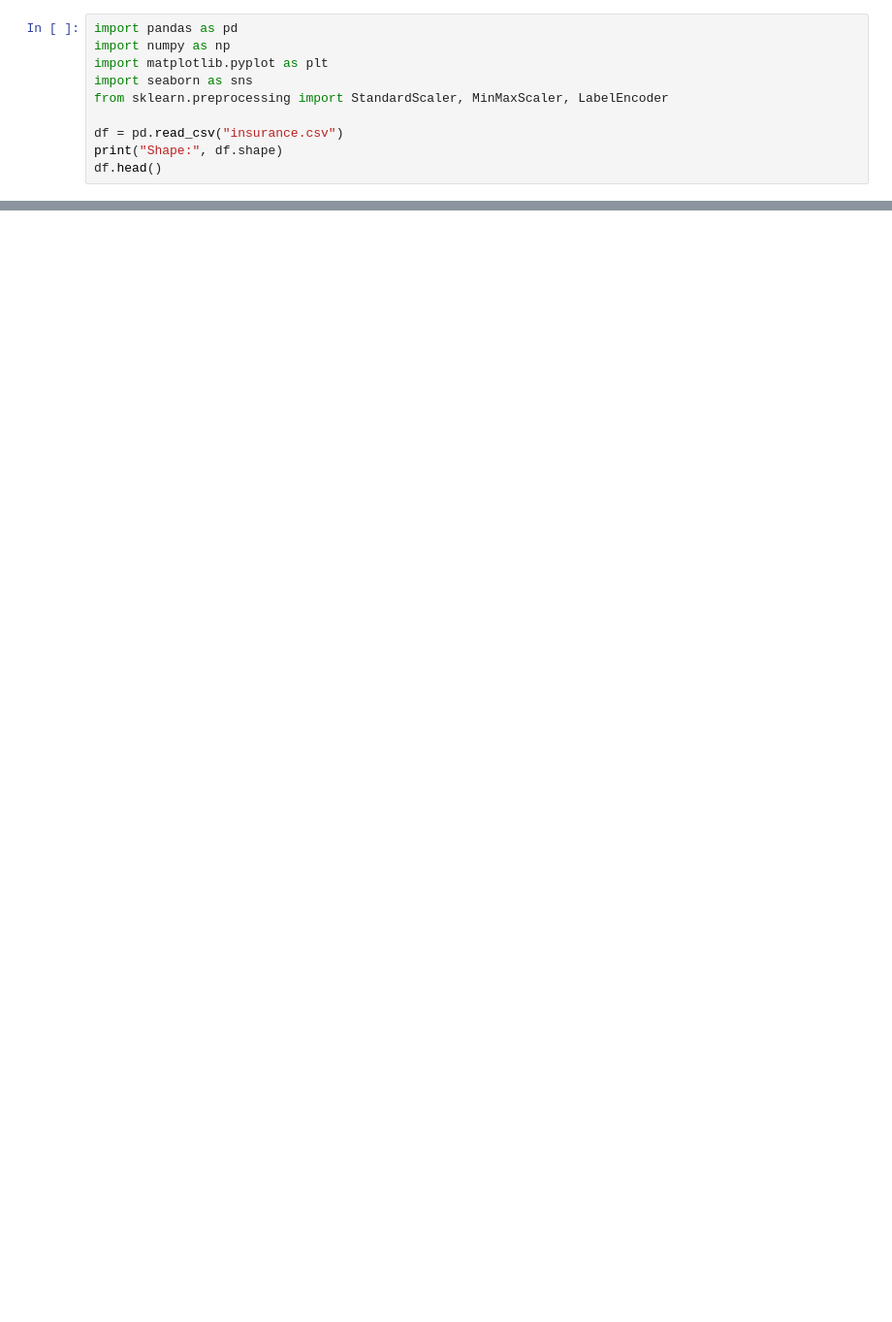
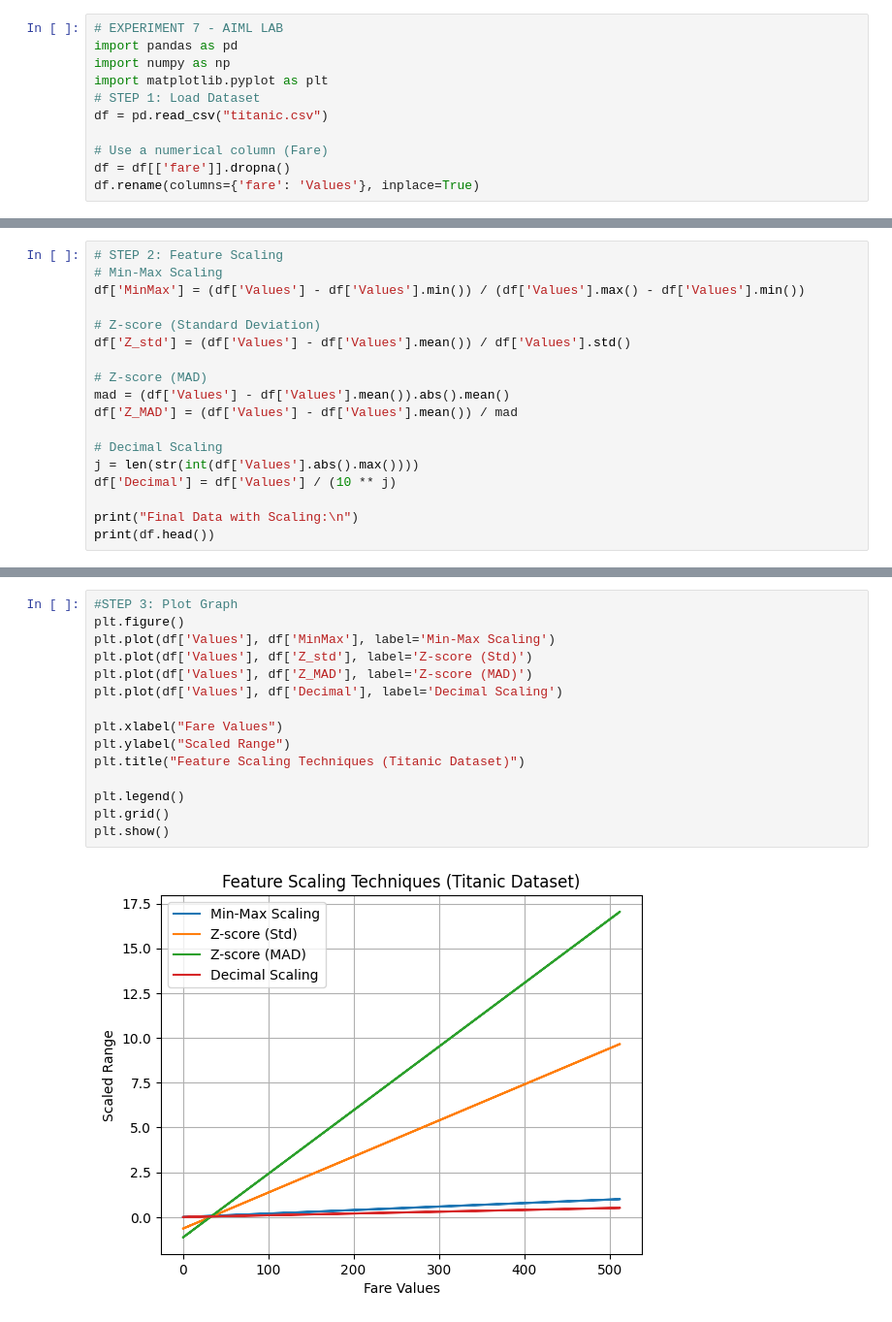
Before and after one commit to abhinavparthnautiyal/Elements-of-AI-ML, a Jupyter notebook: Experiment 07/exp7.ipynb, the cells around one changed output, grey strips where cells are left out. Shown at 97% size. Drawn from its saved outputs; the diff is of its cells as text; blank space fills up the shorter version.

```diff
--- a/Experiment 07/exp7.ipynb
+++ b/Experiment 07/exp7.ipynb
@@ -1,10 +1,11 @@
 # %%
+# EXPERIMENT 7 - AIML LAB
 import pandas as pd
 import numpy as np
 import matplotlib.pyplot as plt
-import seaborn as sns
-from sklearn.preprocessing import StandardScaler, MinMaxScaler, LabelEncoder
+# STEP 1: Load Dataset
+df = pd.read_csv("titanic.csv")
 
-df = pd.read_csv("insurance.csv")
-print("Shape:", df.shape)
-df.head()
+# Use a numerical column (Fare)
+df = df[['fare']].dropna()
+df.rename(columns={'fare': 'Values'}, inplace=True)
@@ -152,0 +12,18 @@ Final preprocessed dataset exported as 'insurance_preprocessed.csv'
+# %%
+# STEP 2: Feature Scaling
+# Min-Max Scaling
+df['MinMax'] = (df['Values'] - df['Values'].min()) / (df['Values'].max() - df['Values'].min())
+
+# Z-score (Standard Deviation)
+df['Z_std'] = (df['Values'] - df['Values'].mean()) / df['Values'].std()
+
+# Z-score (MAD)
+mad = (df['Values'] - df['Values'].mean()).abs().mean()
+df['Z_MAD'] = (df['Values'] - df['Values'].mean()) / mad
+
+# Decimal Scaling
+j = len(str(int(df['Values'].abs().max())))
+df['Decimal'] = df['Values'] / (10 ** j)
+
+print("Final Data with Scaling:\n")
+print(df.head())
@@ -152,0 +39,17 @@ Final preprocessed dataset exported as 'insurance_preprocessed.csv'
+# %%
+#STEP 3: Plot Graph
+plt.figure()
+plt.plot(df['Values'], df['MinMax'], label='Min-Max Scaling')
+plt.plot(df['Values'], df['Z_std'], label='Z-score (Std)')
+plt.plot(df['Values'], df['Z_MAD'], label='Z-score (MAD)')
+plt.plot(df['Values'], df['Decimal'], label='Decimal Scaling')
+
+plt.xlabel("Fare Values")
+plt.ylabel("Scaled Range")
+plt.title("Feature Scaling Techniques (Titanic Dataset)")
+
+plt.legend()
+plt.grid()
+plt.show()
+# %% [output]
+[figure, added]
```
Also changed, not shown: parts of 12 cells of this notebook, 3 other files.
